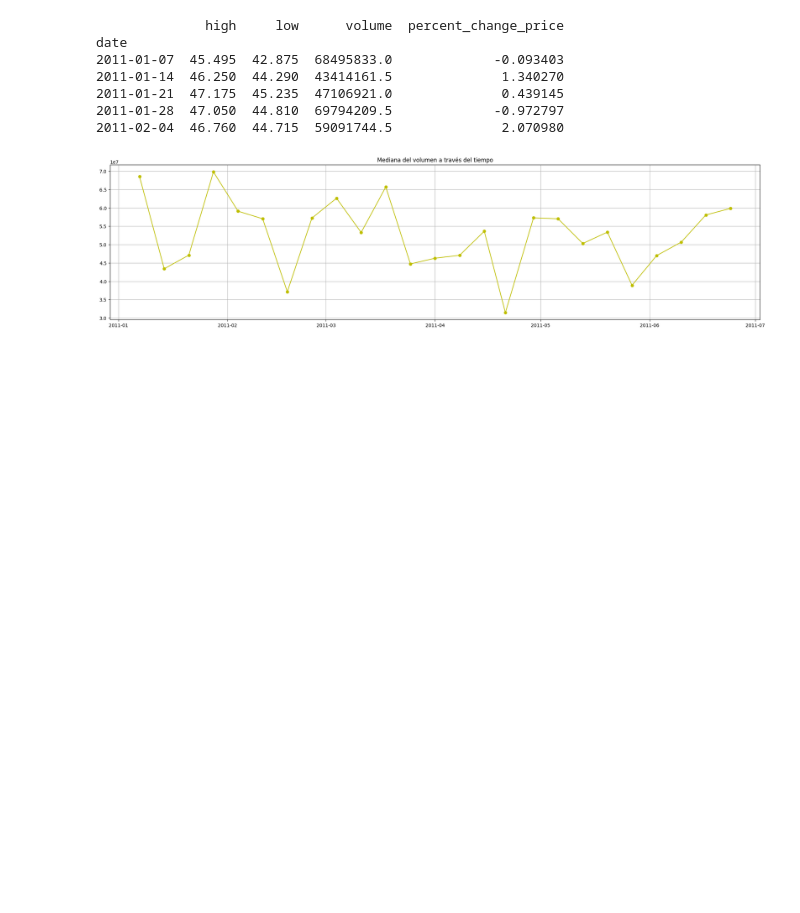
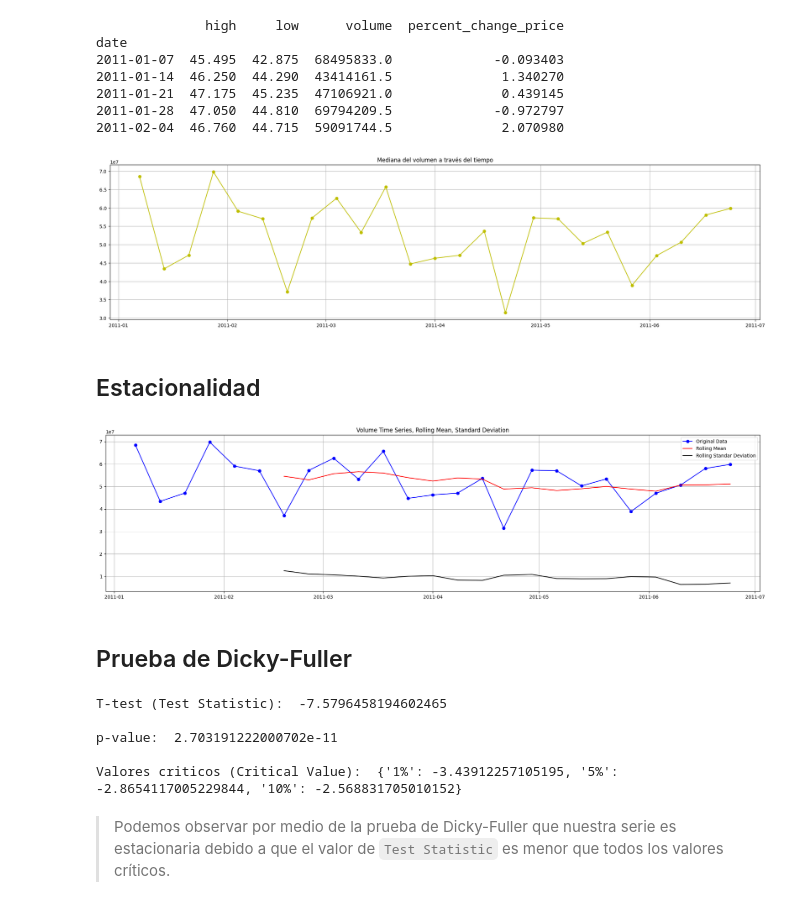
Before and after one commit to javiersanpan/dwj, a Jupyter notebook: dowjones_act3.ipynb, the cells around one changed output. Drawn from its saved outputs; the diff is of its cells as text; code cells hidden in the pictures; blank space fills up the shorter version.

Commit message:
Adding seasonality and Dicky-Fuller test

```diff
--- a/dowjones_act3.ipynb
+++ b/dowjones_act3.ipynb
@@ -182,3 +184,39 @@ plt.grid()
 plt.show()
 # %% [output]
 [figure]
+# %% [markdown]
+## Estacionalidad
+# %%
+rolling_mean = daily_median.rolling(7).mean()
+rolling_std = daily_median.rolling(7).std()
+# %%
+fig = plt.figure(figsize = (25, 6))
+
+original, = plt.plot(daily_median.index, daily_median['volume'], 'bo-', label = 'Original Data')
+roll_mean, = plt.plot(rolling_mean.index, rolling_mean['volume'], 'r-', label = 'Rolling Mean')
+roll_std, = plt.plot(rolling_std.index, rolling_std['volume'], 'k-', label = 'Rolling Standar Deviation')
+
+plt.title("Volume Time Series, Rolling Mean, Standard Deviation")
+plt.legend(handles = [original, roll_mean, roll_std], loc = "best")
+plt.grid()
+plt.show ()
+# %% [output]
+[figure, added]
+# %% [markdown]
+## Prueba de Dicky-Fuller
+# %%
+from statsmodels.tsa.stattools import adfuller
+
+adf = adfuller(df["volume"], maxlag = 1)
+
+print("T-test (Test Statistic): ", adf[0], "\n")
+print("p-value: ", adf[1], "\n")
+print("Valores criticos (Critical Value): ", adf[4])
+# %% [output]
+T-test (Test Statistic):  -7.5796458194602465
+
+p-value:  2.703191222000702e-11
+
+Valores criticos (Critical Value):  {'1%': -3.43912257105195, '5%': -2.8654117005229844, '10%': -2.568831705010152}
+# %% [markdown]
+> Podemos observar por medio de la prueba de Dicky-Fuller que nuestra serie es estacionaria debido a que el valor de `Test Statistic` es menor que todos los valores críticos.
```
Also changed, not shown: parts of 1 cell of this notebook.
